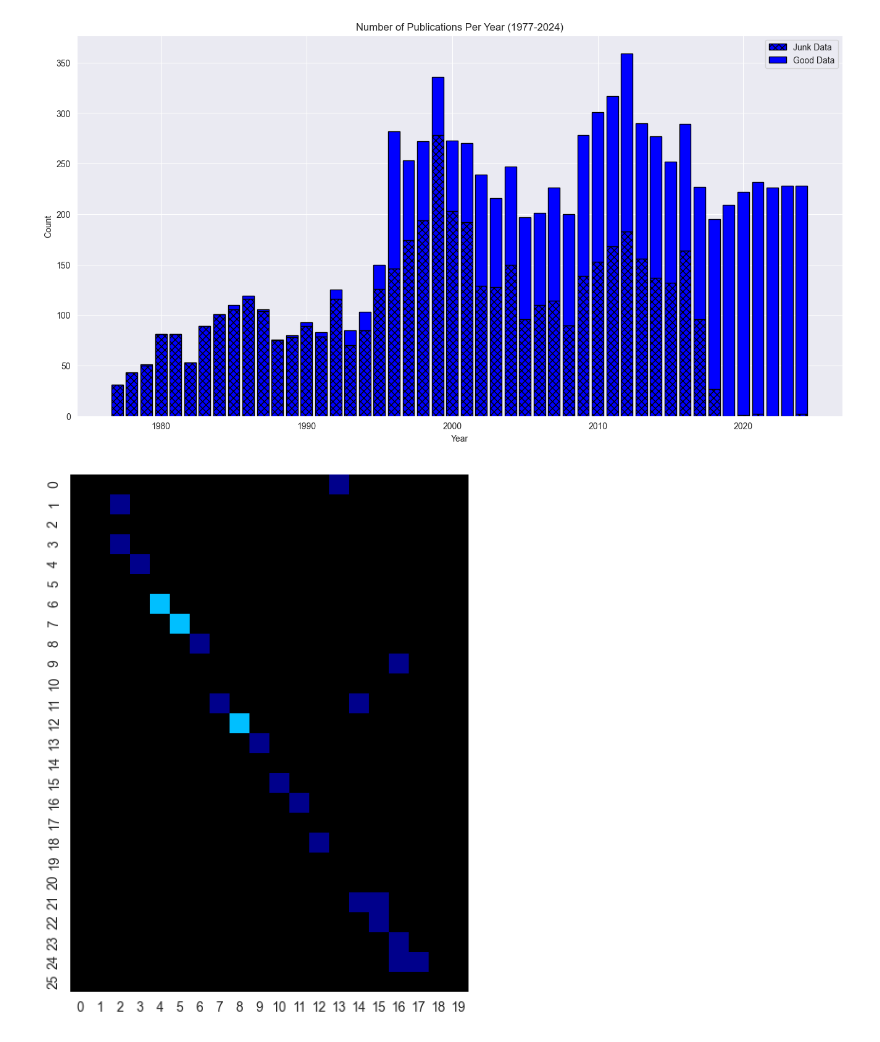
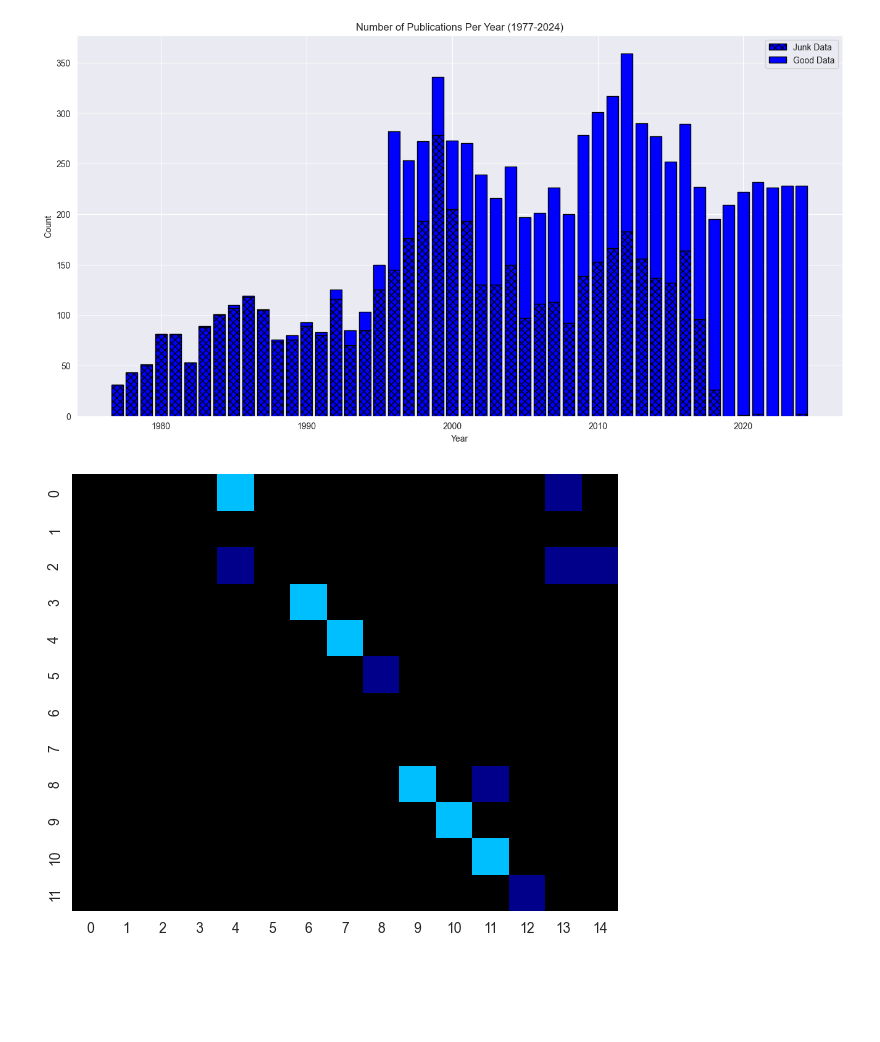
Before and after one commit to KevinCarr42/AI-Translation, a Jupyter notebook: fr_eng_cleaning_chunking.ipynb, the cells around one changed output. Drawn from its saved outputs; the diff is of its cells as text; code cells hidden in the pictures; blank space fills up the shorter version.

Commit message:
pathfinding needs work, should do an EDA for website errors

```diff
--- a/fr_eng_cleaning_chunking.ipynb
+++ b/fr_eng_cleaning_chunking.ipynb
@@ -201,13 +207,12 @@ matched_df['len_diff'] = np.where(
 )
 # %%
 # TODO: UPDATE THIS
-
 
 def create_similarity_matrix(text_fr, text_en):
     model = SentenceTransformer('sentence-transformers/paraphrase-multilingual-MiniLM-L12-v2')
 
-    sentences_fr = [x.strip() for x in text_fr.split(".") if x != ""]
-    sentences_en = [x.strip() for x in text_en.split(".") if x != ""]
+    sentences_fr = [x.strip() for x in re.split(r'(?<![;,])[.?!]\s|\n\n', text_fr) if x != ""]
+    sentences_en = [x.strip() for x in re.split(r'(?<![;,])[.?!]\s|\n\n', text_en) if x != ""]
 
     embeddings_fr = model.encode(sentences_fr, convert_to_tensor=True)
     embeddings_en = model.encode(sentences_en, convert_to_tensor=True)
@@ -215,14 +220,21 @@ def create_similarity_matrix(text_fr, text_en):
     return util.pytorch_cos_sim(embeddings_fr, embeddings_en)
 
 
-def plot_similarity_heatmap(similarity_matrix, figsize=(10, 10)):
+def plot_similarity_heatmap(similarity_matrix, figsize=(10, 10), low_similarity=0.6, high_similarity=0.8, matched_pairs=None, cmap=None):
     fig, ax = plt.subplots(figsize=figsize)
 
-    cmap = mcolors.ListedColormap(["black", "darkblue", "deepskyblue"])
-    bounds = [0, 0.6, 0.8, 1]
-    norm = mcolors.BoundaryNorm(bounds, cmap.N)
+    if cmap:
+        sns.heatmap(similarity_matrix, cmap=cmap, cbar=False, square=True, linewidths=0, ax=ax)
+    else:
+        cmap = mcolors.ListedColormap(["black", "darkblue", "deepskyblue"])
+        bounds = [0, low_similarity, high_similarity, 1]
+        norm = mcolors.BoundaryNorm(bounds, cmap.N)
 
-    sns.heatmap(similarity_matrix, cmap=cmap, norm=norm, cbar=False, square=True, linewidths=0, ax=ax)
+        sns.heatmap(similarity_matrix, cmap=cmap, norm=norm, cbar=False, square=True, linewidths=0, ax=ax)
+
+    if matched_pairs:
+        x_coords, y_coords = zip(*matched_pairs)
+        ax.plot(x_coords, y_coords, marker='o', linestyle='-', color='red', markersize=4, linewidth=1.5)
 
     ax.tick_params(left=False, bottom=False)
 
@@ -234,6 +246,10 @@ def text_from_row(row_n):
     return matched_df.iloc[row_n]['text_fr'], matched_df.iloc[row_n]['text_en']
 
 
+def text_from_pub_number(pub_number):
+    return matched_df[matched_df.pub_number == pub_number].text_fr.values[0], matched_df[matched_df.pub_number == pub_number].text_en.values[0]
+
+
 def display_similarity_matrix(row_n, inverse=False, figsize=(10, 10)):
     text_fr, text_en = text_from_row(row_n)
     similarity_matrix = create_similarity_matrix(text_fr, text_en)
@@ -243,6 +259,7 @@ def display_similarity_matrix(row_n, inverse=False, figsize=(10, 10)):
         plot_similarity_heatmap(similarity_matrix, figsize=figsize)
 
 
+# TODO: consider replacing with manual merge during pathfinding through the similarity matrix
 def merge_short_sentences(sentences, min_length=10):
     merged_sentences = []
     buffer = ""
@@ -264,7 +281,8 @@ def merge_short_sentences(sentences, min_length=10):
 
 
 def correlate_and_clean_text(text_fr, text_en):
-    # TODO: traverse matrix like tree or A*
+    # TODO: traverse matrix like tree or A*,
+    #  i and j must always increase, no jumping around
     #  skip bad matches for both languages
     #  merge everything between good matches and recheck for match
 
@@ -272,8 +290,8 @@ def correlate_and_clean_text(text_fr, text_en):
 
     model = SentenceTransformer('sentence-transformers/paraphrase-multilingual-MiniLM-L12-v2')
 
-    sentences_fr = [x.strip() for x in text_fr.split(".") if x != ""]
-    sentences_en = [x.strip() for x in text_en.split(".") if x != ""]
+    sentences_fr = [x.strip() for x in re.split(r'(?<![;,])[.?!]\s|\n\n', text_fr) if x != ""]
+    sentences_en = [x.strip() for x in re.split(r'(?<![;,])[.?!]\s|\n\n', text_en) if x != ""]
 
     # TODO: merge short sentences
 
@@ -428,12 +449,12 @@ plt.show()
 # %%
 # only the abstract overlaps
 
 text_fr, text_en = text_from_row(5607)
 similarity_matrix = create_similarity_matrix(text_fr, text_en)
 
-plot_similarity_heatmap(similarity_matrix[:, 215:235], figsize=(6, 6))
+plot_similarity_heatmap(similarity_matrix[:, 135:150], figsize=(6, 5))
 # %% [output]
-[figure, old version]
+[figure, new version]
 # %%
 preview_publication_by_row(5607)
 # %% [output]
```
Also changed, not shown: parts of 47 cells of this notebook.
